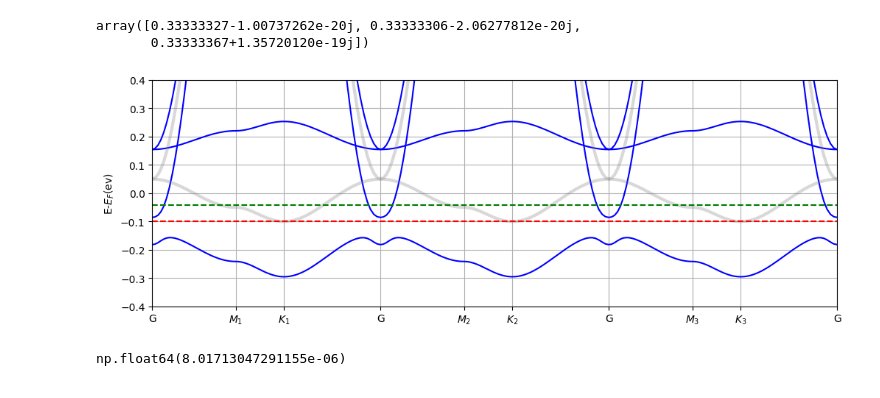
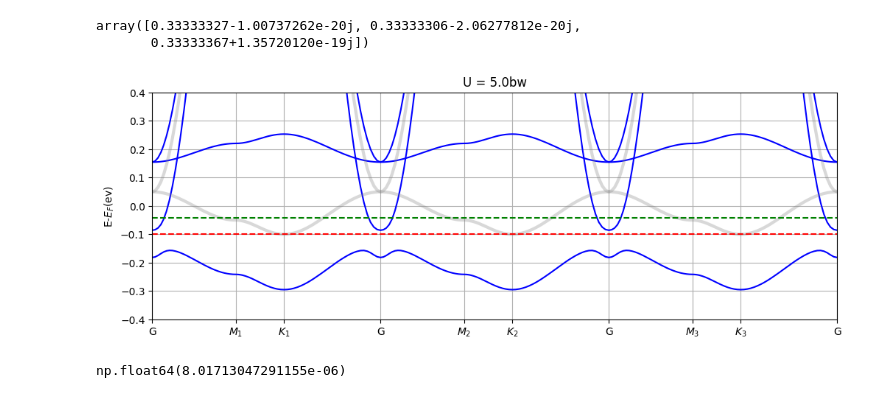
Before and after one commit to yumannhe/SCHF_auto_collinear, a Jupyter notebook: data_analysis/over_filling/phase_diagram_fixed_u_v_raio_over_filling_t_4_em4_v1_v2_fm.ipynb, the cells around one changed output. Cells and saved outputs as stored; diff of their text form; code cells hidden in the pictures.

```diff
--- a/data_analysis/over_filling/phase_diagram_fixed_u_v_raio_over_filling_t_4_em4_v1_v2_fm.ipynb
+++ b/data_analysis/over_filling/phase_diagram_fixed_u_v_raio_over_filling_t_4_em4_v1_v2_fm.ipynb
@@ -216,20 +216,21 @@ array([0.33333327-1.00737262e-20j, 0.33333306-2.06277812e-20j,
 # %%
 plt.figure(figsize=(12, 4))
 plt.plot(k_path_line, spectrum_nematic, 'b-')
 plt.plot(k_path_line, spectrum_original, 'grey', alpha = 0.3, linewidth=3)
 plt.hlines(dict_ref_ref['e_fermi'], high_symmetry_k[0], high_symmetry_k[-1], colors='green', linestyles='--')
 plt.hlines(sorted_e_fermi[filling_index, u_index,0], high_symmetry_k[0], high_symmetry_k[-1], colors='red', linestyles='--')
 plt.xlim(high_symmetry_k[0], high_symmetry_k[-1])
 plt.ylim(-0.4,0.4)
 # plt.ylim(-0.5,0.5)
 plt.xticks(high_symmetry_k, xticks_k)
 plt.ylabel('E-' + r'$E_{F}$' + '(ev)')
 # plt.title(
 #     'Band structure of rotated ' + r'$d_{yz}$' + ' and ' + r'$d_{x^{2}-y^{2}}$' + ' with SOC strength %i' % soc_strength)
 # plt.ylim(-0.1, 0.04)
+plt.title('U = ' + str(u_input/0.15) + 'bw')
 plt.grid()
 # %% [output]
-[figure, old version]
+[figure, new version]
 # %%
 la.norm(spectrum_nematic[:90] - spectrum_nematic[90:180])
 # %% [output]
```
Also changed, not shown: parts of 5 cells of this notebook, 9 other files.
